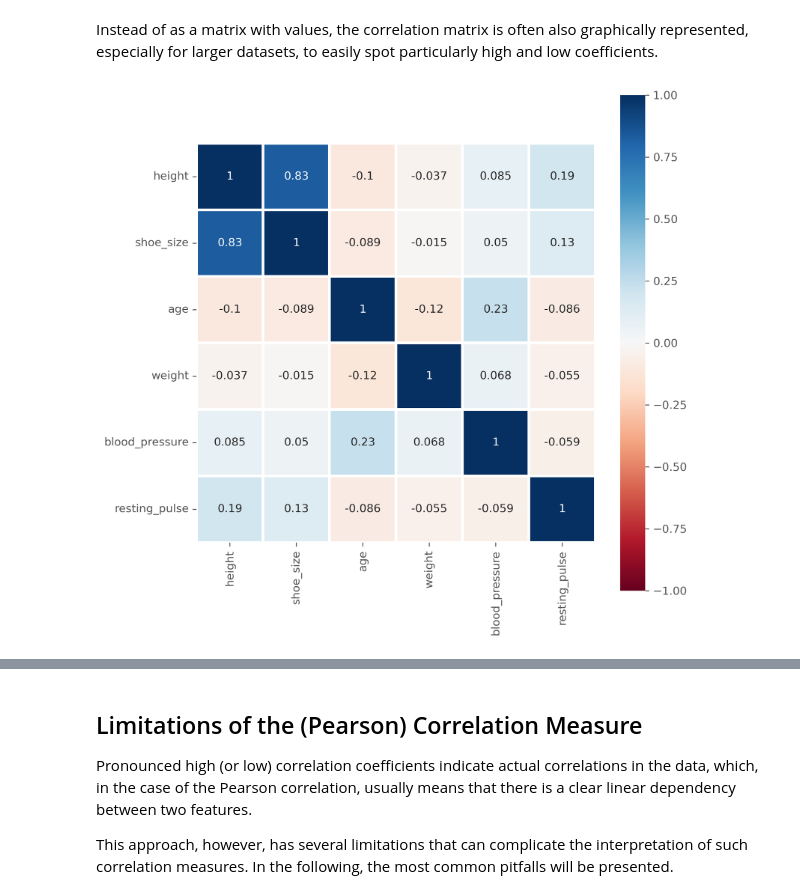
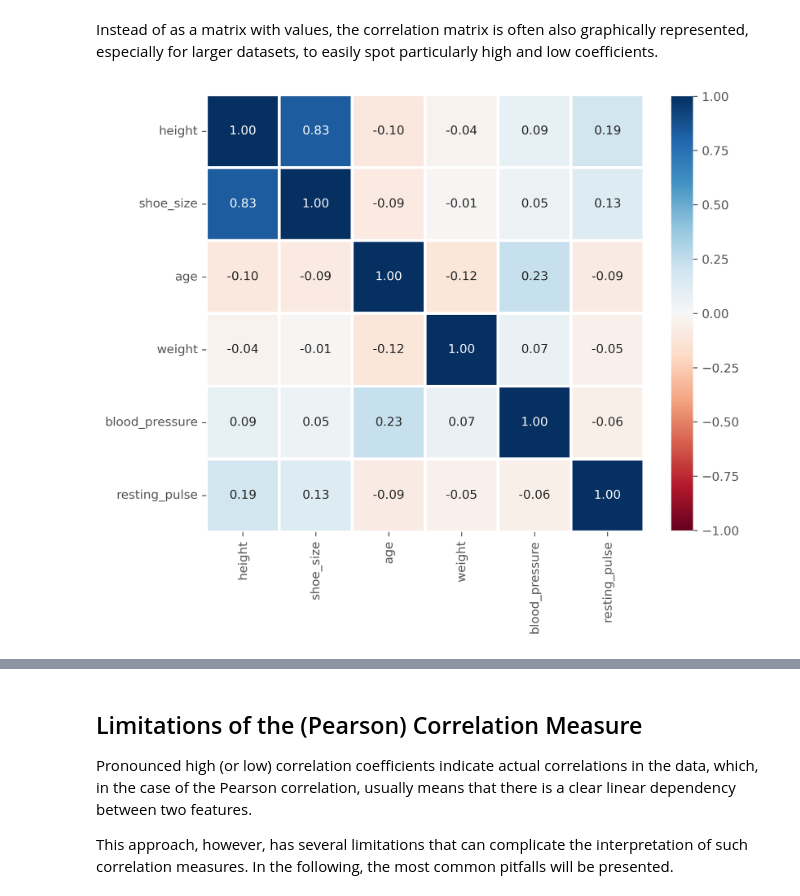
Before and after one commit to florian-huber/data_science_course, a Jupyter notebook: notebooks/11_correlation_analysis.ipynb, the cells around one changed output, grey strips where cells are left out. Saved outputs shown, nothing was run; the diff lists cells and outputs as text; code cells hidden in the pictures.

Commit message:
add plot

```diff
--- a/notebooks/11_correlation_analysis.ipynb
+++ b/notebooks/11_correlation_analysis.ipynb
@@ -255,13 +255,16 @@ Instead of as a matrix with values, the correlation matrix is often also graphic
 # %%
 fig, ax = plt.subplots(figsize=(8, 8), dpi=300)
 
 sb.heatmap(
     data_people.corr(numeric_only=True),  # this is required for pandas >= 2.0, but also generally a good idea.
     vmin=-1, vmax=1,
     square=True, lw=2,
-    annot=True, cmap="RdBu",
+    annot=True,
+    fmt='.2f',  # how many decimals to display
+    cmap="RdBu",
     ax=ax,
+    cbar_kws={"shrink": 0.8},
 )
 plt.show()
 # %% [output]
-[figure, old version]
+[figure, new version]
```
Also changed, not shown: parts of 2 cells of this notebook.
